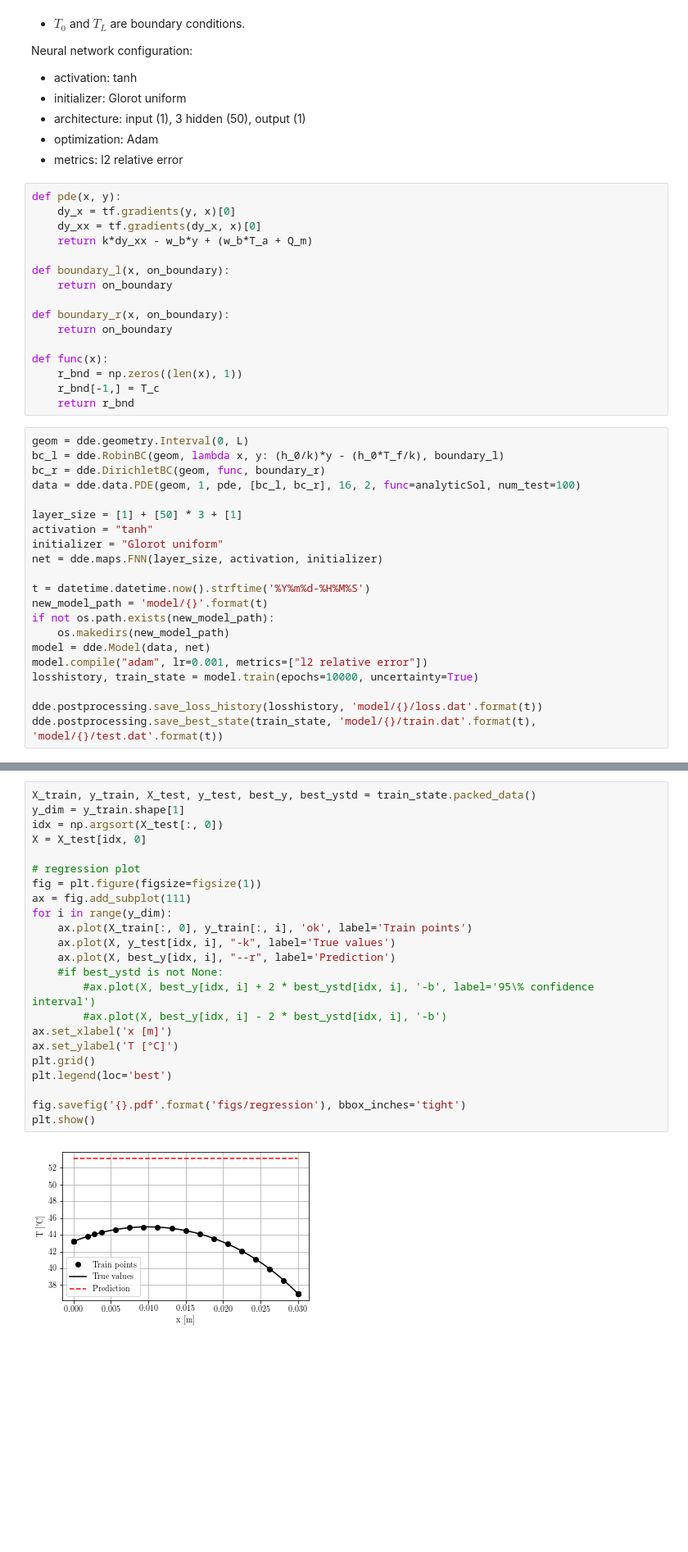
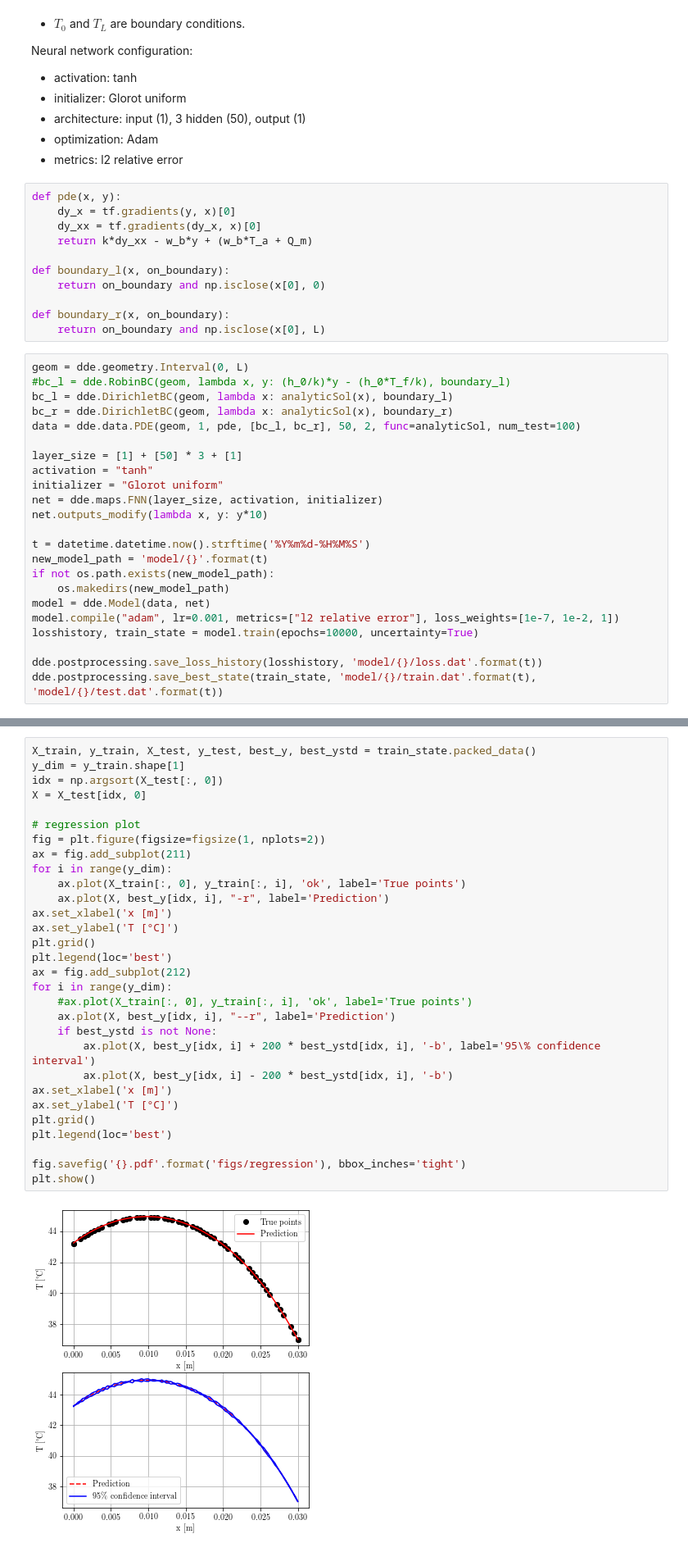
Before and after one commit to akapet00/neural-bhte, a Jupyter notebook: bioheat1D-time-invariant.ipynb, the cells around one changed output, grey strips where cells are left out. Shown: that part at 82% size. Cells and saved outputs as stored; diff of their text form; blank space fills up the shorter version.

Commit message:
scaled output of NN

```diff
--- a/bioheat1D-time-invariant.ipynb
+++ b/bioheat1D-time-invariant.ipynb
@@ -385,32 +385,29 @@ def pde(x, y):
     return k*dy_xx - w_b*y + (w_b*T_a + Q_m)
 
 def boundary_l(x, on_boundary):
-    return on_boundary
+    return on_boundary and np.isclose(x[0], 0)
 
 def boundary_r(x, on_boundary):
-    return on_boundary
-
-def func(x):
-    r_bnd = np.zeros((len(x), 1))
-    r_bnd[-1,] = T_c
-    return r_bnd
+    return on_boundary and np.isclose(x[0], L)
 # %%
 geom = dde.geometry.Interval(0, L)
-bc_l = dde.RobinBC(geom, lambda x, y: (h_0/k)*y - (h_0*T_f/k), boundary_l)
-bc_r = dde.DirichletBC(geom, func, boundary_r)
-data = dde.data.PDE(geom, 1, pde, [bc_l, bc_r], 16, 2, func=analyticSol, num_test=100)
+#bc_l = dde.RobinBC(geom, lambda x, y: (h_0/k)*y - (h_0*T_f/k), boundary_l)
+bc_l = dde.DirichletBC(geom, lambda x: analyticSol(x), boundary_l)
+bc_r = dde.DirichletBC(geom, lambda x: analyticSol(x), boundary_r)
+data = dde.data.PDE(geom, 1, pde, [bc_l, bc_r], 50, 2, func=analyticSol, num_test=100)
 
 layer_size = [1] + [50] * 3 + [1]
 activation = "tanh"
 initializer = "Glorot uniform"
 net = dde.maps.FNN(layer_size, activation, initializer)
+net.outputs_modify(lambda x, y: y*10)
 
 t = datetime.datetime.now().strftime('%Y%m%d-%H%M%S')
 new_model_path = 'model/{}'.format(t)
 if not os.path.exists(new_model_path):
     os.makedirs(new_model_path)
 model = dde.Model(data, net)
-model.compile("adam", lr=0.001, metrics=["l2 relative error"])
+model.compile("adam", lr=0.001, metrics=["l2 relative error"], loss_weights=[1e-7, 1e-2, 1])
 losshistory, train_state = model.train(epochs=10000, uncertainty=True)
 
 dde.postprocessing.save_loss_history(losshistory, 'model/{}/loss.dat'.format(t))
@@ -436,28 +433,35 @@ Saving test data to model/20200309-142100/test.dat ...
 # %%
 X_train, y_train, X_test, y_test, best_y, best_ystd = train_state.packed_data()
 y_dim = y_train.shape[1]
 idx = np.argsort(X_test[:, 0])
 X = X_test[idx, 0]
 
 # regression plot
-fig = plt.figure(figsize=figsize(1))
-ax = fig.add_subplot(111)
+fig = plt.figure(figsize=figsize(1, nplots=2))
+ax = fig.add_subplot(211)
 for i in range(y_dim):
-    ax.plot(X_train[:, 0], y_train[:, i], 'ok', label='Train points')
-    ax.plot(X, y_test[idx, i], "-k", label='True values')
+    ax.plot(X_train[:, 0], y_train[:, i], 'ok', label='True points')
+    ax.plot(X, best_y[idx, i], "-r", label='Prediction')
+ax.set_xlabel('x [m]')
+ax.set_ylabel('T [°C]')
+plt.grid()
+plt.legend(loc='best')
+ax = fig.add_subplot(212)
+for i in range(y_dim):
+    #ax.plot(X_train[:, 0], y_train[:, i], 'ok', label='True points')
     ax.plot(X, best_y[idx, i], "--r", label='Prediction')
-    #if best_ystd is not None:
-        #ax.plot(X, best_y[idx, i] + 2 * best_ystd[idx, i], '-b', label='95\% confidence interval')
-        #ax.plot(X, best_y[idx, i] - 2 * best_ystd[idx, i], '-b')
+    if best_ystd is not None:
+        ax.plot(X, best_y[idx, i] + 200 * best_ystd[idx, i], '-b', label='95\% confidence interval')
+        ax.plot(X, best_y[idx, i] - 200 * best_ystd[idx, i], '-b')
 ax.set_xlabel('x [m]')
 ax.set_ylabel('T [°C]')
 plt.grid()
 plt.legend(loc='best')
 
 fig.savefig('{}.pdf'.format('figs/regression'), bbox_inches='tight')
 plt.show()
 # %% [output]
-[figure, old version]
+[figure, new version]
 # %%
 loss_train = np.sum(
     np.array(losshistory.loss_train) * losshistory.loss_weights, axis=1
```
Also changed, not shown: parts of 5 cells of this notebook, 33 other files.
